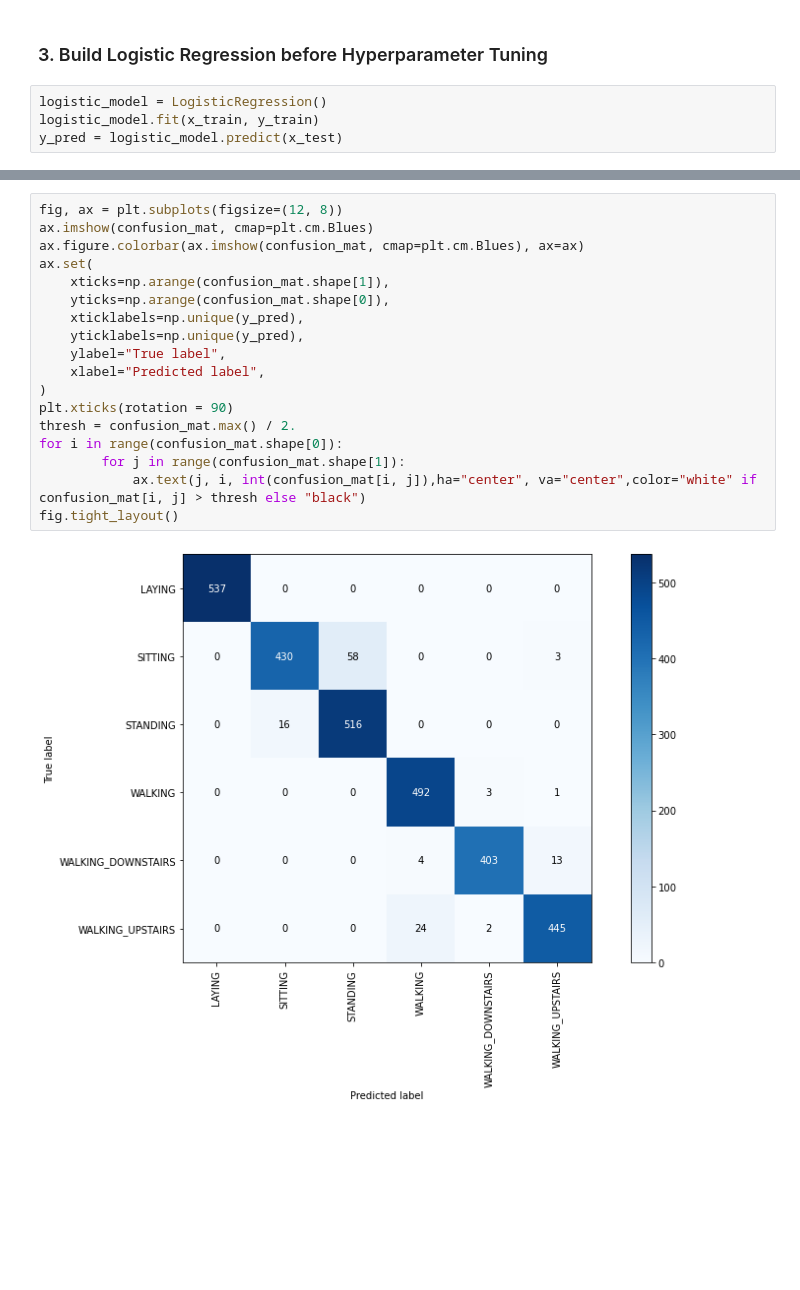
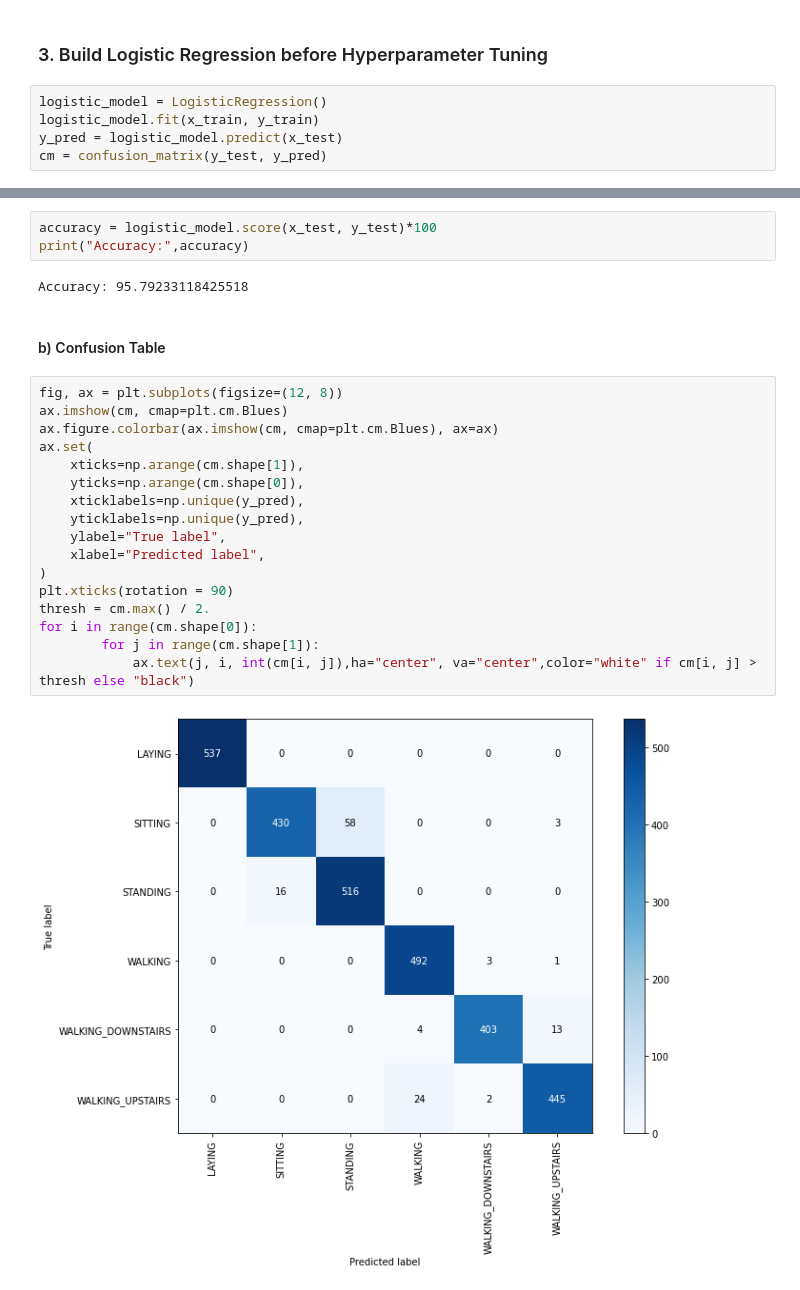
Before and after one commit to Ry3nG/SC1015-Project-Smartphone-Sensor-Privacy-Leak, a Jupyter notebook: LogisticRegression.ipynb, the cells around one changed output, grey strips where cells are left out. Drawn from its saved outputs; the diff is of its cells as text; blank space fills up the shorter version.

```diff
--- a/LogisticRegression.ipynb
+++ b/LogisticRegression.ipynb
@@ -38,3 +41,4 @@ y_test :  (2947,)
 logistic_model = LogisticRegression()
 logistic_model.fit(x_train, y_train)
 y_pred = logistic_model.predict(x_test)
+cm = confusion_matrix(y_test, y_pred)
@@ -58,20 +47,26 @@ Confusion Matrix
+# %%
+accuracy = logistic_model.score(x_test, y_test)*100
+print("Accuracy:",accuracy)
+# %% [output]
+Accuracy: 95.79233118425518
+# %% [markdown]
+#### b) Confusion Table
 # %%
 fig, ax = plt.subplots(figsize=(12, 8))
-ax.imshow(confusion_mat, cmap=plt.cm.Blues)
-ax.figure.colorbar(ax.imshow(confusion_mat, cmap=plt.cm.Blues), ax=ax)
+ax.imshow(cm, cmap=plt.cm.Blues)
+ax.figure.colorbar(ax.imshow(cm, cmap=plt.cm.Blues), ax=ax)
 ax.set(
-    xticks=np.arange(confusion_mat.shape[1]),
-    yticks=np.arange(confusion_mat.shape[0]),
+    xticks=np.arange(cm.shape[1]),
+    yticks=np.arange(cm.shape[0]),
     xticklabels=np.unique(y_pred),
     yticklabels=np.unique(y_pred),
     ylabel="True label",
     xlabel="Predicted label",
 )
 plt.xticks(rotation = 90)
-thresh = confusion_mat.max() / 2.
-for i in range(confusion_mat.shape[0]):
-        for j in range(confusion_mat.shape[1]):
-            ax.text(j, i, int(confusion_mat[i, j]),ha="center", va="center",color="white" if confusion_mat[i, j] > thresh else "black")
-fig.tight_layout()
+thresh = cm.max() / 2.
+for i in range(cm.shape[0]):
+        for j in range(cm.shape[1]):
+            ax.text(j, i, int(cm[i, j]),ha="center", va="center",color="white" if cm[i, j] > thresh else "black")
 # %% [output]
-[figure, old version]
+[figure, new version]
```
Also changed, not shown: parts of 12 cells of this notebook, 1 other file.
